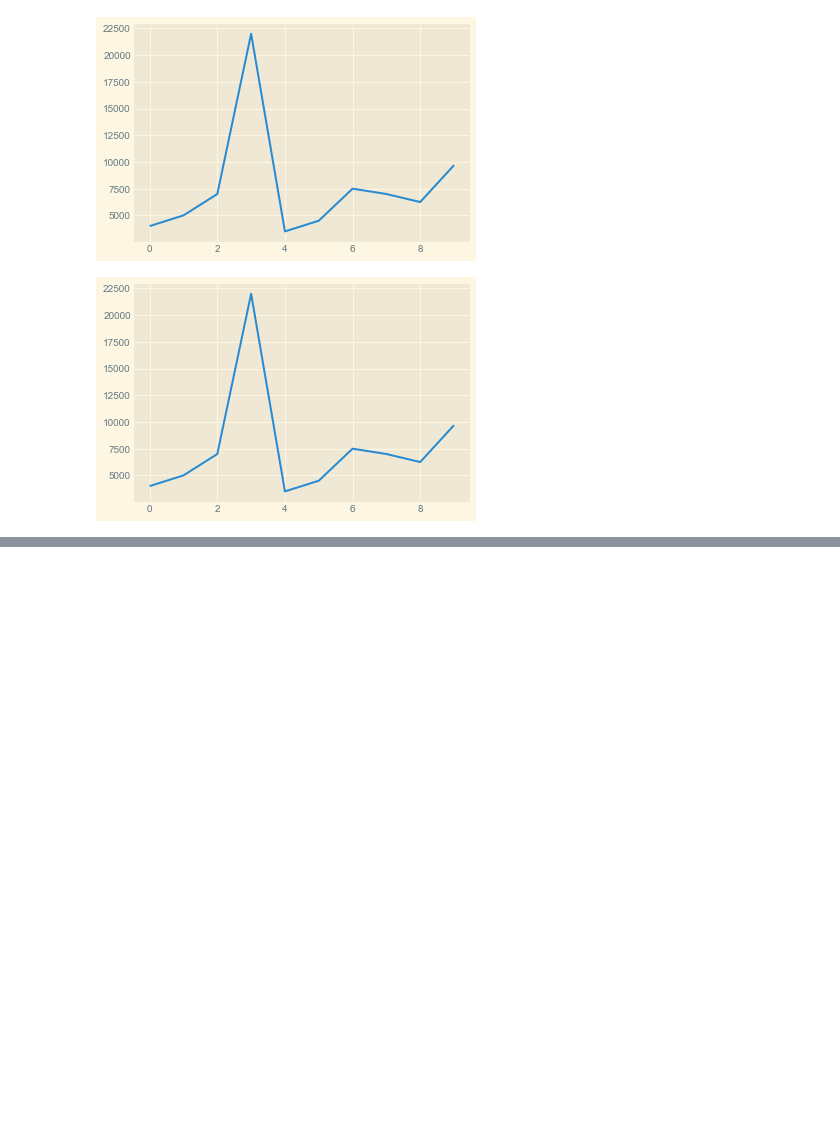
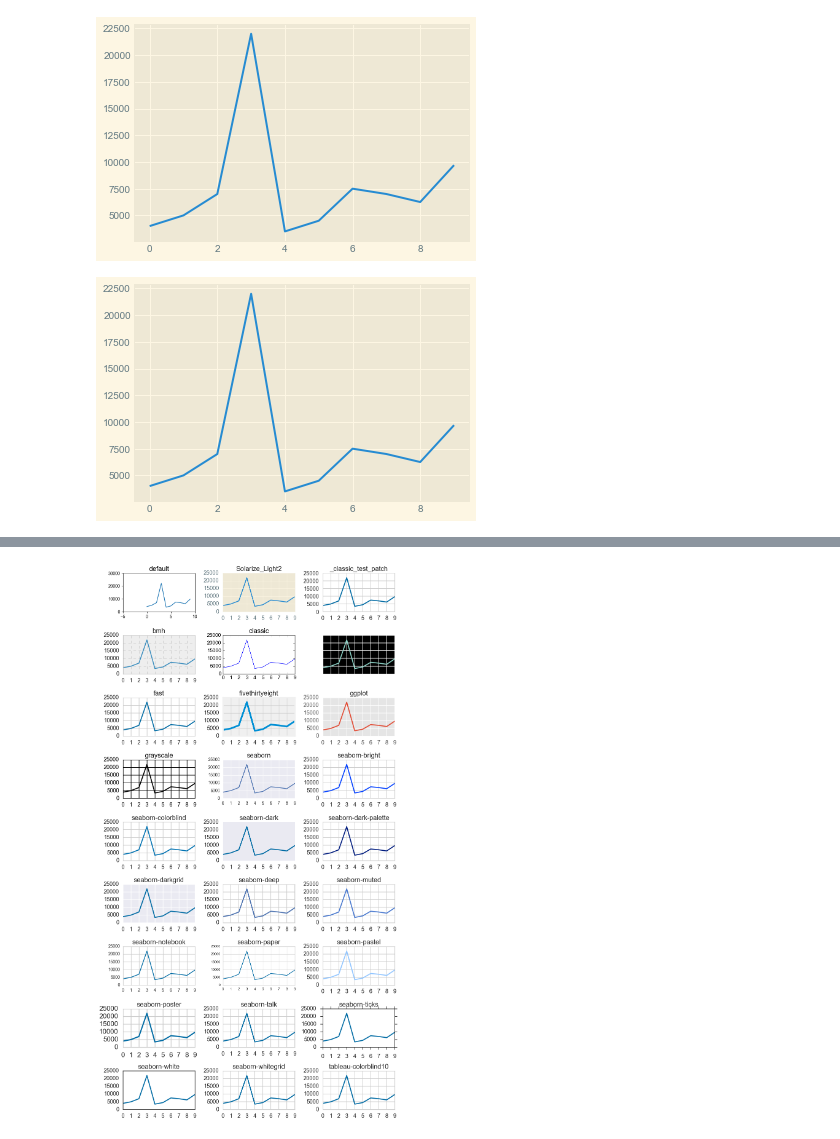
Before and after one commit to Tower5954/Matplotlib-Intro, a Jupyter notebook: Plotting from Pandas DataFrame (2).ipynb, the cells around one changed output, grey strips where cells are left out. Cells and saved outputs as stored; diff of their text form; code cells hidden in the pictures; blank space fills up the shorter version.

```diff
--- a/Plotting from Pandas DataFrame (2).ipynb
+++ b/Plotting from Pandas DataFrame (2).ipynb
@@ -401,0 +402,10 @@ tableau-colorblind10
+# %%
+fig = plt.figure(dpi=100, figsize=(10, 20), tight_layout=True)
+available = ['default'] + plt.style.available
+for i, style in enumerate(available):
+    with plt.style.context(style):
+        ax = fig.add_subplot(10, 3, i + 1)
+        ax.plot(car_sales['Price'])
+    ax.set_title(style)
+# %% [output]
+[figure, added]
```
Also changed, not shown: parts of 6 cells of this notebook, 1 other file.
